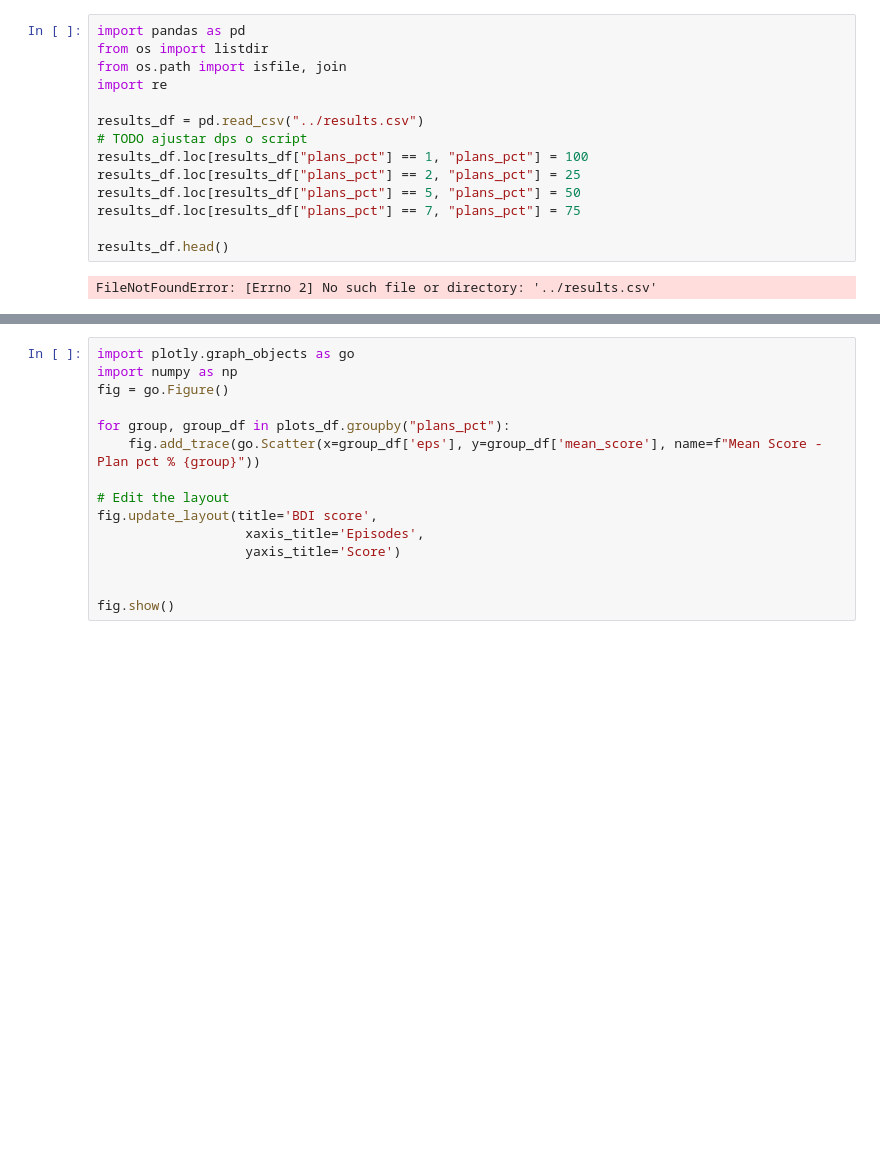
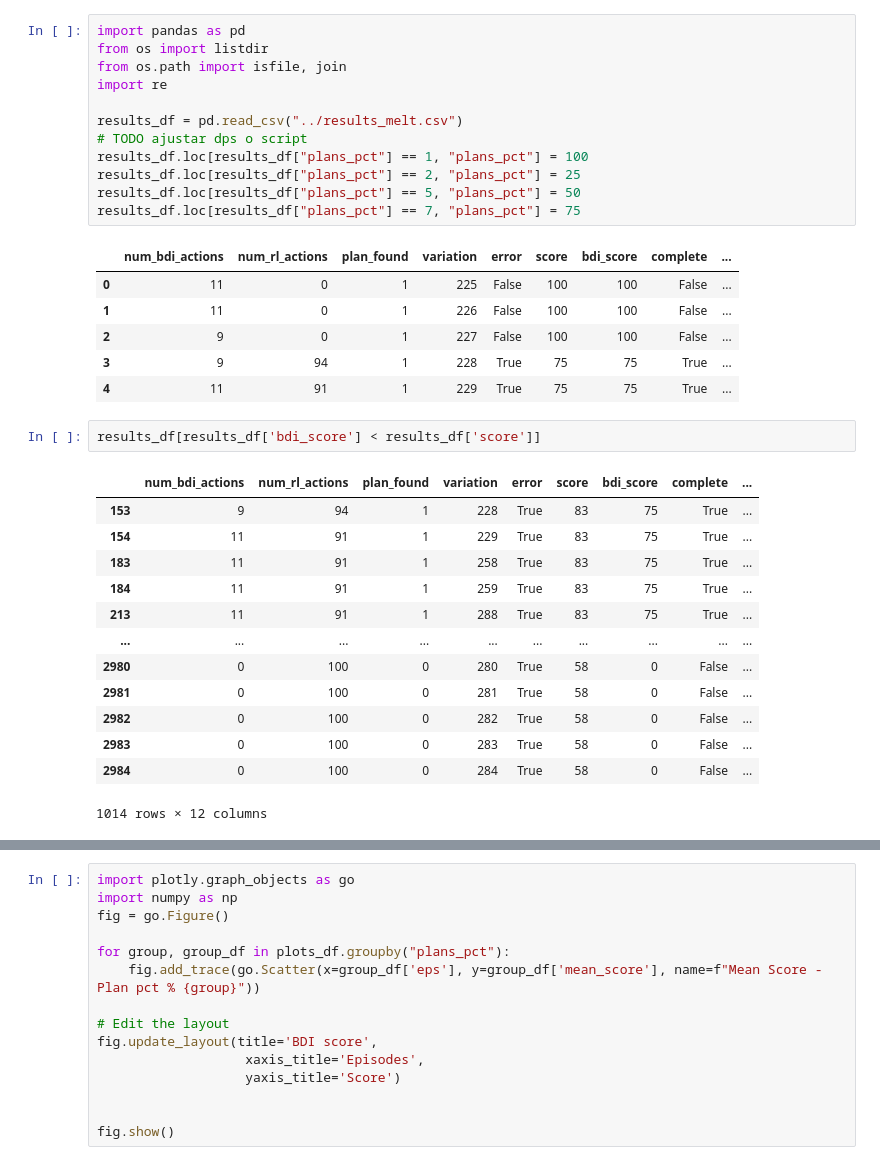
Before and after one commit to yukioichida/bdi-latent-space, a Jupyter notebook: notebooks/results_analysis.ipynb, the cells around one changed output, grey strips where cells are left out. Drawn from its saved outputs; the diff is of its cells as text; blank space fills up the shorter version.

```diff
--- a/notebooks/results_analysis.ipynb
+++ b/notebooks/results_analysis.ipynb
@@ -4,16 +4,35 @@ from os import listdir
 from os.path import isfile, join
 import re
 
-results_df = pd.read_csv("../results.csv")
+results_df = pd.read_csv("../results_melt.csv")
 # TODO ajustar dps o script
 results_df.loc[results_df["plans_pct"] == 1, "plans_pct"] = 100
 results_df.loc[results_df["plans_pct"] == 2, "plans_pct"] = 25
 results_df.loc[results_df["plans_pct"] == 5, "plans_pct"] = 50
 results_df.loc[results_df["plans_pct"] == 7, "plans_pct"] = 75
-
-results_df.head()
 # %% [output]
-FileNotFoundError: [Errno 2] No such file or directory: '../results.csv'
+|  | num_bdi_actions | num_rl_actions | plan_found | variation | error | score | bdi_score | complete | ... |
+| 0 | 11 | 0 | 1 | 225 | False | 100 | 100 | False | ... |
+| 1 | 11 | 0 | 1 | 226 | False | 100 | 100 | False | ... |
+| 2 | 9 | 0 | 1 | 227 | False | 100 | 100 | False | ... |
+| 3 | 9 | 94 | 1 | 228 | True | 75 | 75 | True | ... |
+| 4 | 11 | 91 | 1 | 229 | True | 75 | 75 | True | ... |
+# %%
+results_df[results_df['bdi_score'] < results_df['score']]
+# %% [output]
+|  | num_bdi_actions | num_rl_actions | plan_found | variation | error | score | bdi_score | complete | ... |
+| 153 | 9 | 94 | 1 | 228 | True | 83 | 75 | True | ... |
+| 154 | 11 | 91 | 1 | 229 | True | 83 | 75 | True | ... |
+| 183 | 11 | 91 | 1 | 258 | True | 83 | 75 | True | ... |
+| 184 | 11 | 91 | 1 | 259 | True | 83 | 75 | True | ... |
+| 213 | 11 | 91 | 1 | 288 | True | 83 | 75 | True | ... |
+| ... | ... | ... | ... | ... | ... | ... | ... | ... | ... |
+| 2980 | 0 | 100 | 0 | 280 | True | 58 | 0 | False | ... |
+| 2981 | 0 | 100 | 0 | 281 | True | 58 | 0 | False | ... |
+| 2982 | 0 | 100 | 0 | 282 | True | 58 | 0 | False | ... |
+| 2983 | 0 | 100 | 0 | 283 | True | 58 | 0 | False | ... |
+| 2984 | 0 | 100 | 0 | 284 | True | 58 | 0 | False | ... |
+1014 rows × 12 columns
 # %%
 plots_df = results_df[['score', 'eps', 'plans_pct']]
 plots_df = plots_df.groupby(['eps', 'plans_pct']).agg(mean_score = ('score', 'mean'), max_score=('score', 'max'), min_score=('score', 'min')).reset_index()
```
Also changed, not shown: parts of 2 cells of this notebook, 14 other files.
